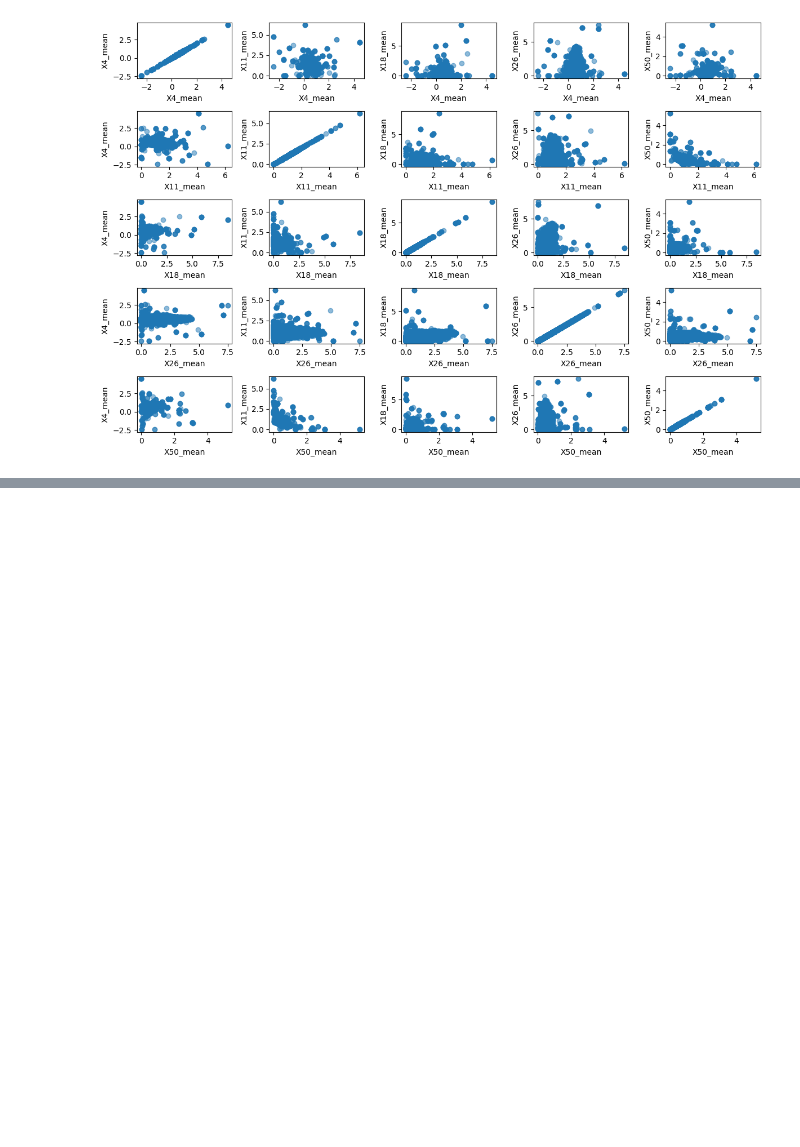
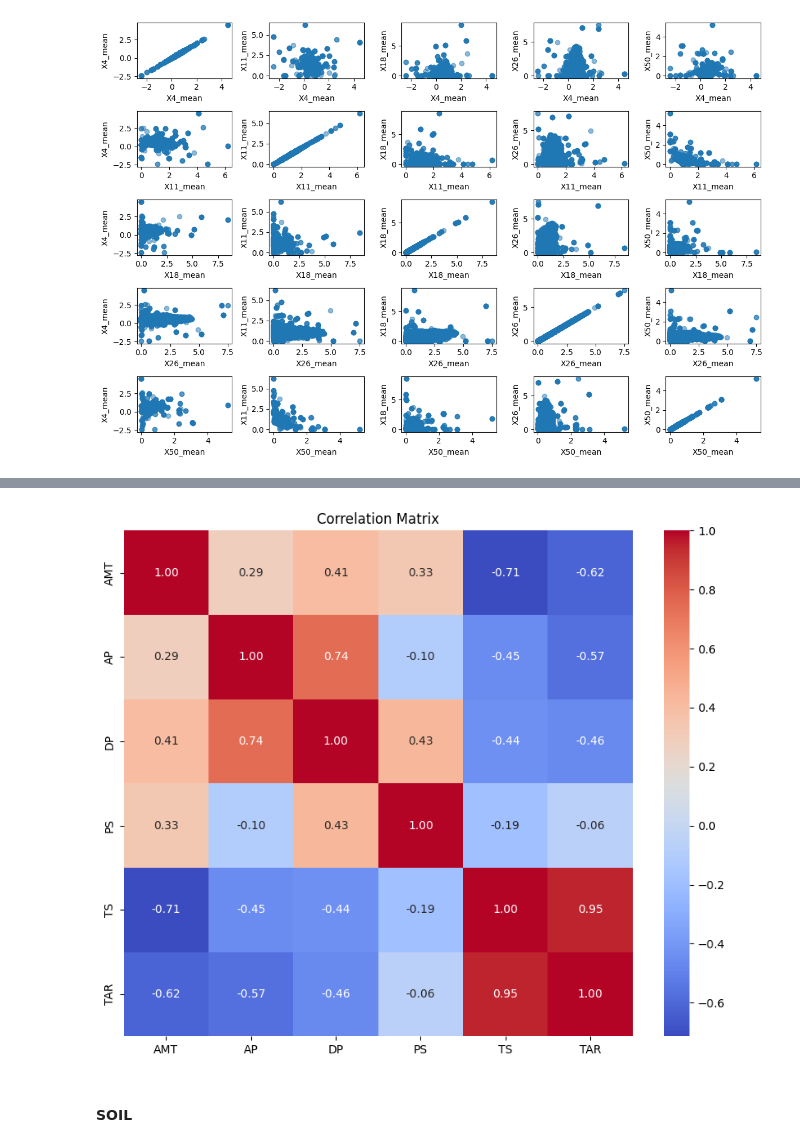
Before and after one commit to BEMiklos/PlantTraits2024, a Jupyter notebook: Dataprep/dataprep.ipynb, the cells around one changed output, grey strips where cells are left out. Cells and saved outputs as stored; diff of their text form; code cells hidden in the pictures; blank space fills up the shorter version.

```diff
--- a/Dataprep/dataprep.ipynb
+++ b/Dataprep/dataprep.ipynb
@@ -201,2 +238,22 @@ plt.show()
+# %%
+# Specify the columns for which you want to compute the correlation
+columns_for_correlation = ['WORLDCLIM_BIO1_annual_mean_temperature', 'WORLDCLIM_BIO12_annual_precipitation', 'WORLDCLIM_BIO13.BIO14_delta_precipitation_of_wettest_and_dryest_month',
+                                  'WORLDCLIM_BIO15_precipitation_seasonality', 'WORLDCLIM_BIO4_temperature_seasonality', 'WORLDCLIM_BIO7_temperature_annual_range']
+
+# Compute the correlation matrix
+correlation_matrix = train_df[columns_for_correlation].corr()
+
+# Define custom labels for the columns
+custom_labels = ['AMT', 'AP', 'DP', 'PS', 'TS', 'TAR']
+
+# Plot the correlation matrix as a heatmap
+plt.figure(figsize=(10, 8))
+sns.heatmap(correlation_matrix, annot=True, cmap='coolwarm', fmt=".2f", xticklabels=custom_labels, yticklabels=custom_labels)
+plt.title("Correlation Matrix")
+plt.show()
+# %% [output]
+[figure, added]
+# %% [markdown]
+#### SOIL
 # %%
 # Specify the columns for joint distribution
```
Also changed, not shown: parts of 21 cells of this notebook.
